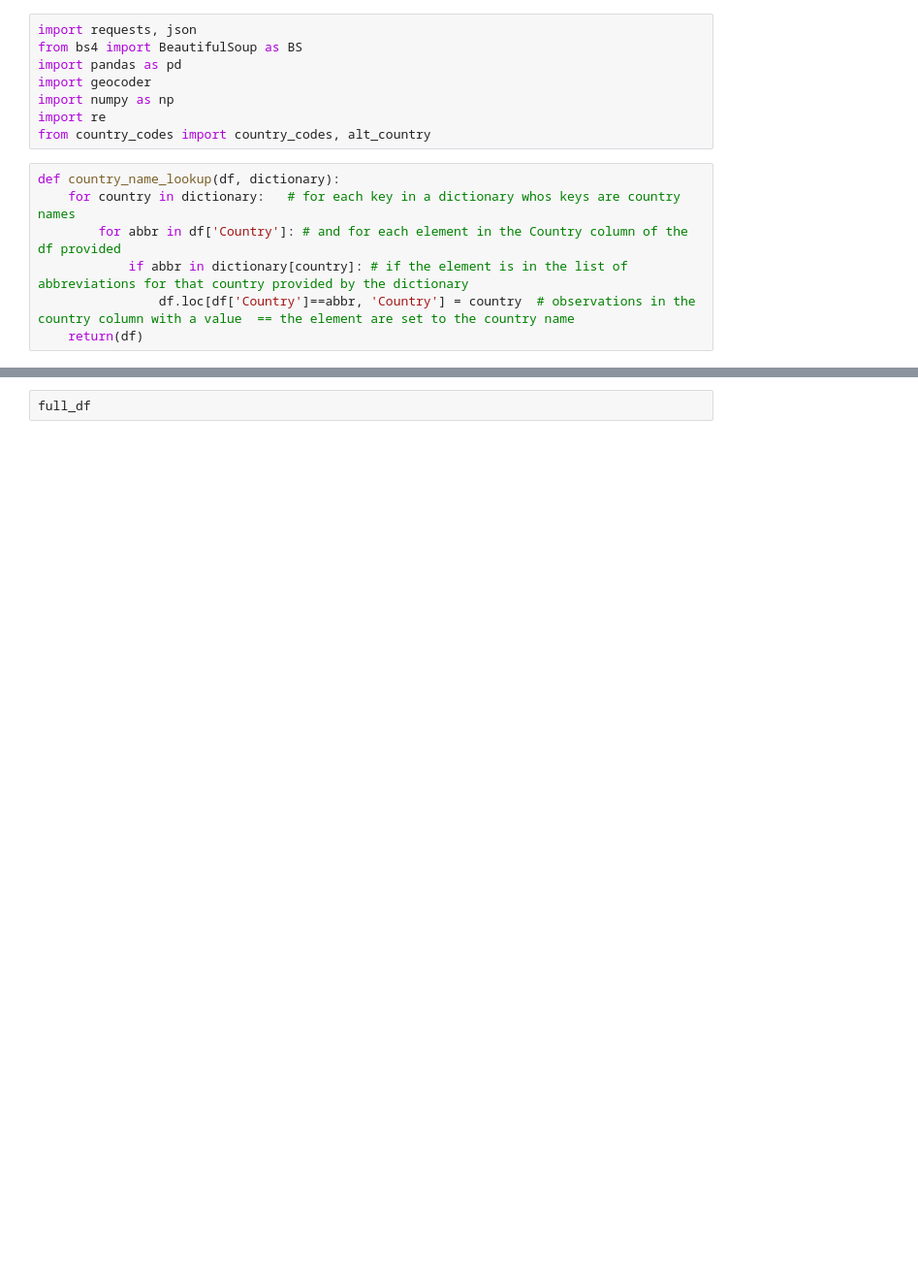
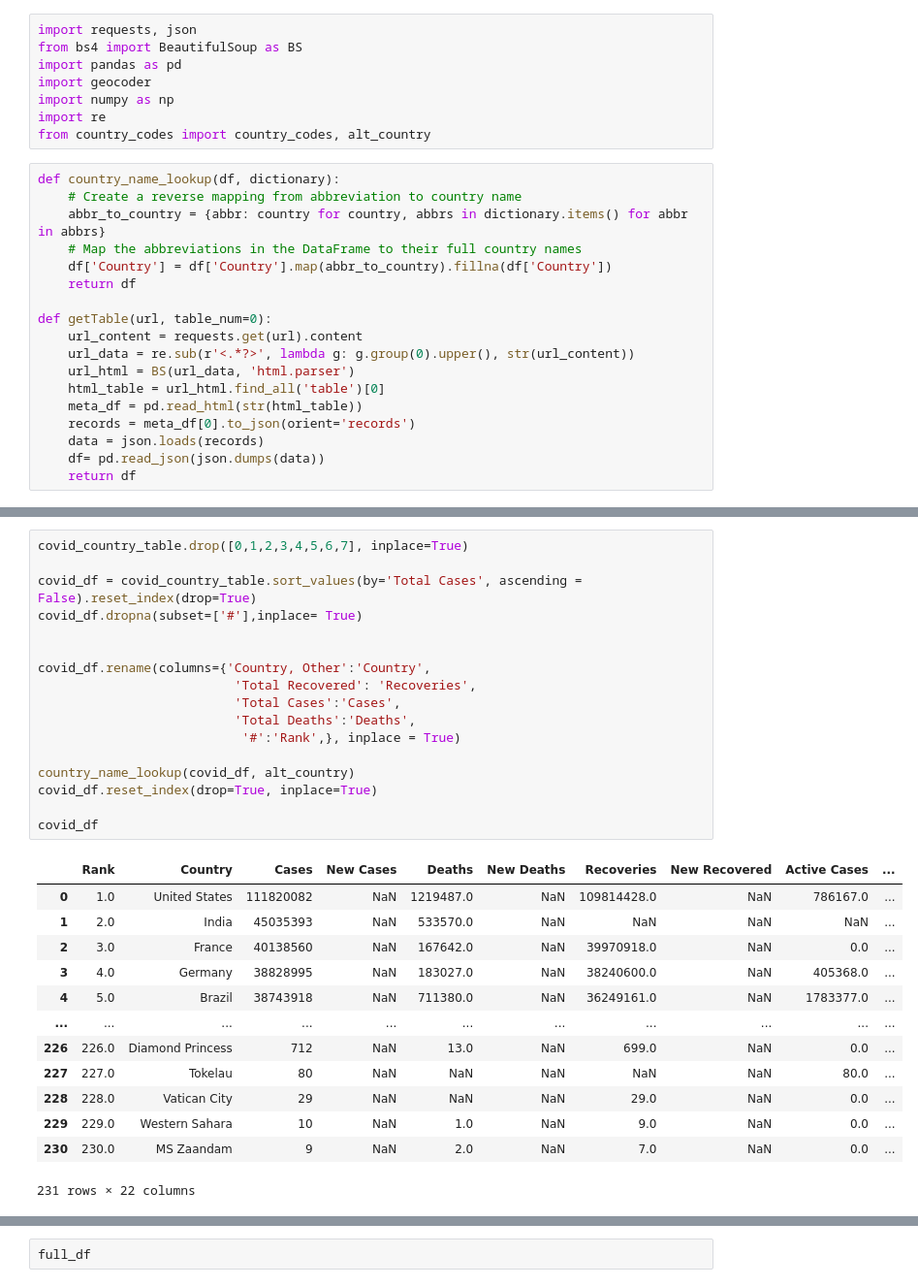
Before and after one commit to Starblastr/Coronavirus-Country-Data-Scraper, a Jupyter notebook: Coronavirus Country Data Scraper.ipynb, the cells around one changed output, grey strips where cells are left out. Shown: that part at 97% size. Cells and saved outputs as stored; diff of their text form; blank space fills up the shorter version.

```diff
--- a/Coronavirus Country Data Scraper.ipynb
+++ b/Coronavirus Country Data Scraper.ipynb
@@ -8,9 +8,20 @@ import re
 from country_codes import country_codes, alt_country
 # %%
 def country_name_lookup(df, dictionary):
-    for country in dictionary:   # for each key in a dictionary whos keys are country names
-        for abbr in df['Country']: # and for each element in the Country column of the df provided
-            if abbr in dictionary[country]: # if the element is in the list of abbreviations for that country provided by the dictionary
-                df.loc[df['Country']==abbr, 'Country'] = country  # observations in the country column with a value  == the element are set to the country name
-    return(df)
+    # Create a reverse mapping from abbreviation to country name
+    abbr_to_country = {abbr: country for country, abbrs in dictionary.items() for abbr in abbrs}
+    # Map the abbreviations in the DataFrame to their full country names
+    df['Country'] = df['Country'].map(abbr_to_country).fillna(df['Country'])
+    return df
+
+def getTable(url, table_num=0):
+    url_content = requests.get(url).content
+    url_data = re.sub(r'<.*?>', lambda g: g.group(0).upper(), str(url_content))
+    url_html = BS(url_data, 'html.parser')
+    html_table = url_html.find_all('table')[0]
+    meta_df = pd.read_html(str(html_table))
+    records = meta_df[0].to_json(orient='records')
+    data = json.loads(records)
+    df= pd.read_json(json.dumps(data))
+    return df
 # %%
@@ -72,3 +63,34 @@ recover_df = recover_df.reset_index(drop=True)
+# %%
+covid_country_table.drop([0,1,2,3,4,5,6,7], inplace=True)
+
+covid_df = covid_country_table.sort_values(by='Total Cases', ascending = False).reset_index(drop=True)
+covid_df.dropna(subset=['#'],inplace= True)
+
+
+covid_df.rename(columns={'Country, Other':'Country',
+                          'Total Recovered': 'Recoveries',
+                          'Total Cases':'Cases',
+                          'Total Deaths':'Deaths',
+                           '#':'Rank',}, inplace = True)
+
+country_name_lookup(covid_df, alt_country)
+covid_df.reset_index(drop=True, inplace=True)
+
+covid_df
+# %% [output]
+|  | Rank | Country | Cases | New Cases | Deaths | New Deaths | Recoveries | New Recovered | Active Cases | ... |
+| 0 | 1.0 | United States | 111820082 | NaN | 1219487.0 | NaN | 109814428.0 | NaN | 786167.0 | ... |
+| 1 | 2.0 | India | 45035393 | NaN | 533570.0 | NaN | NaN | NaN | NaN | ... |
+| 2 | 3.0 | France | 40138560 | NaN | 167642.0 | NaN | 39970918.0 | NaN | 0.0 | ... |
+| 3 | 4.0 | Germany | 38828995 | NaN | 183027.0 | NaN | 38240600.0 | NaN | 405368.0 | ... |
+| 4 | 5.0 | Brazil | 38743918 | NaN | 711380.0 | NaN | 36249161.0 | NaN | 1783377.0 | ... |
+| ... | ... | ... | ... | ... | ... | ... | ... | ... | ... | ... |
+| 226 | 226.0 | Diamond Princess | 712 | NaN | 13.0 | NaN | 699.0 | NaN | 0.0 | ... |
+| 227 | 227.0 | Tokelau | 80 | NaN | NaN | NaN | NaN | NaN | 80.0 | ... |
+| 228 | 228.0 | Vatican City | 29 | NaN | NaN | NaN | 29.0 | NaN | 0.0 | ... |
+| 229 | 229.0 | Western Sahara | 10 | NaN | 1.0 | NaN | 9.0 | NaN | 0.0 | ... |
+| 230 | 230.0 | MS Zaandam | 9 | NaN | 2.0 | NaN | 7.0 | NaN | 0.0 | ... |
+231 rows × 22 columns
 # %%
 country_code_df = pd.DataFrame(country_codes)
 country_code_df.rename(columns={'name':'Country'}, inplace=True)
```
Also changed, not shown: parts of 3 cells of this notebook.
